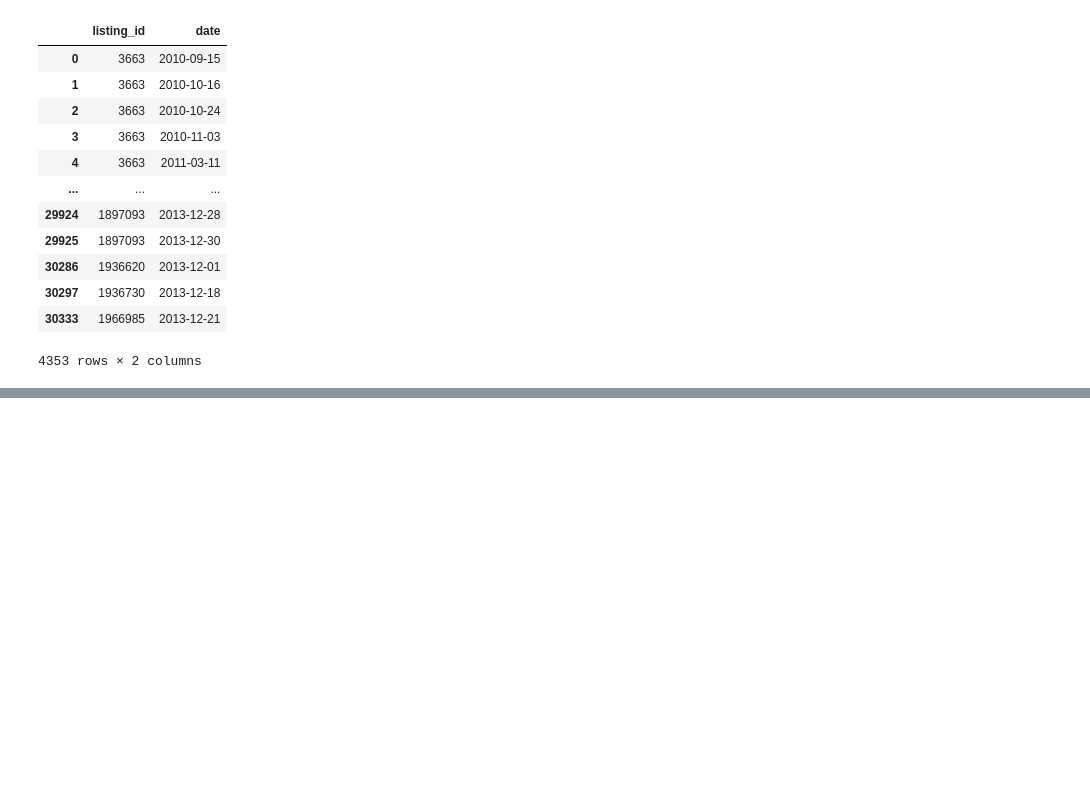
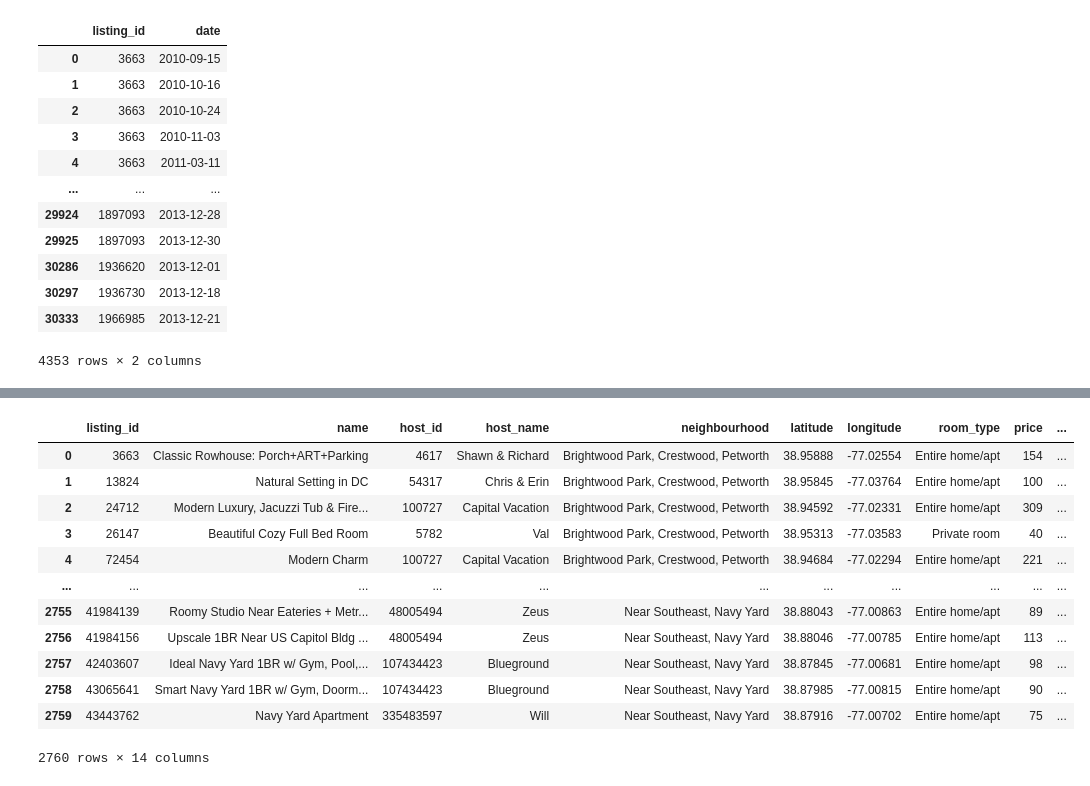
Before and after one commit to Sricha02/SHANTELL_Capstone2, a Jupyter notebook: DCreview.ipynb, the cells around one changed output, grey strips where cells are left out. Saved outputs shown, nothing was run; the diff lists cells and outputs as text; code cells hidden in the pictures; blank space fills up the shorter version.

```diff
--- a/DCreview.ipynb
+++ b/DCreview.ipynb
@@ -196,8 +199,8 @@ LTS_GZ
 9148 rows × 73 columns
 # %%
 #CHANGE 'id' to 'listing_id' to make joining with REW easier
-#LTS_GZ.rename(columns={'id': 'listing_id'}, inplace=True)
-#LTS.rename(columns={'id': 'listing_id'}, inplace=True)
+LTS_GZ.rename(columns={'id': 'listing_id'}, inplace=True)
+LTS.rename(columns={'id': 'listing_id'}, inplace=True)
 # %%
 REW
 # %% [output]
@@ -222,3 +225,5 @@ REW
 # %%
-#GENT_NBH = NBH.copy()
-#GENT_NBH.loc[ 0 : 3, :]
+#GENT_NBH is NEW dataframe for only gentrified neighborhoods
+
+GENT_NBH = NBH.copy()
+GENT_NBH = GENT_NBH.loc[[ 0,1,2,3,5,7,19,25,28], :]
@@ -295,0 +312,23 @@ REW_GZ
+# %%
+LTS_NEW = LTS.copy()
+# %%
+GENT_NBH_right = pd.merge(LTS_NEW, GENT_NBH, on='neighbourhood', how='right')
+#GENT_NBH_left = pd.merge(LTS_NEW, GENT_NBH, on='neighbourhood', how='left')
+#GENT_NBH_outer = pd.merge(LTS_NEW, GENT_NBH, on='neighbourhood', how='outer')
+#GENT_NBH_inner = pd.merge(LTS_NEW, GENT_NBH, on='neighbourhood', how='inner')
+# %%
+GENT_NBH_right
+# %% [output]
+|  | listing_id | name | host_id | host_name | neighbourhood | latitude | longitude | room_type | price | ... |
+| 0 | 3663 | Classic Rowhouse: Porch+ART+Parking | 4617 | Shawn & Richard | Brightwood Park, Crestwood, Petworth | 38.95888 | -77.02554 | Entire home/apt | 154 | ... |
+| 1 | 13824 | Natural Setting in DC | 54317 | Chris & Erin | Brightwood Park, Crestwood, Petworth | 38.95845 | -77.03764 | Entire home/apt | 100 | ... |
+| 2 | 24712 | Modern Luxury, Jacuzzi Tub & Fire... | 100727 | Capital Vacation | Brightwood Park, Crestwood, Petworth | 38.94592 | -77.02331 | Entire home/apt | 309 | ... |
+| 3 | 26147 | Beautiful Cozy Full Bed Room | 5782 | Val | Brightwood Park, Crestwood, Petworth | 38.95313 | -77.03583 | Private room | 40 | ... |
+| 4 | 72454 | Modern Charm | 100727 | Capital Vacation | Brightwood Park, Crestwood, Petworth | 38.94684 | -77.02294 | Entire home/apt | 221 | ... |
+| ... | ... | ... | ... | ... | ... | ... | ... | ... | ... | ... |
+| 2755 | 41984139 | Roomy Studio Near Eateries + Metr... | 48005494 | Zeus | Near Southeast, Navy Yard | 38.88043 | -77.00863 | Entire home/apt | 89 | ... |
+| 2756 | 41984156 | Upscale 1BR Near US Capitol Bldg ... | 48005494 | Zeus | Near Southeast, Navy Yard | 38.88046 | -77.00785 | Entire home/apt | 113 | ... |
+| 2757 | 42403607 | Ideal Navy Yard 1BR w/ Gym, Pool,... | 107434423 | Blueground | Near Southeast, Navy Yard | 38.87845 | -77.00681 | Entire home/apt | 98 | ... |
+| 2758 | 43065641 | Smart Navy Yard 1BR w/ Gym, Doorm... | 107434423 | Blueground | Near Southeast, Navy Yard | 38.87985 | -77.00815 | Entire home/apt | 90 | ... |
+| 2759 | 43443762 | Navy Yard Apartment | 335483597 | Will | Near Southeast, Navy Yard | 38.87916 | -77.00702 | Entire home/apt | 75 | ... |
+2760 rows × 14 columns
```
Also changed, not shown: parts of 37 cells of this notebook.
